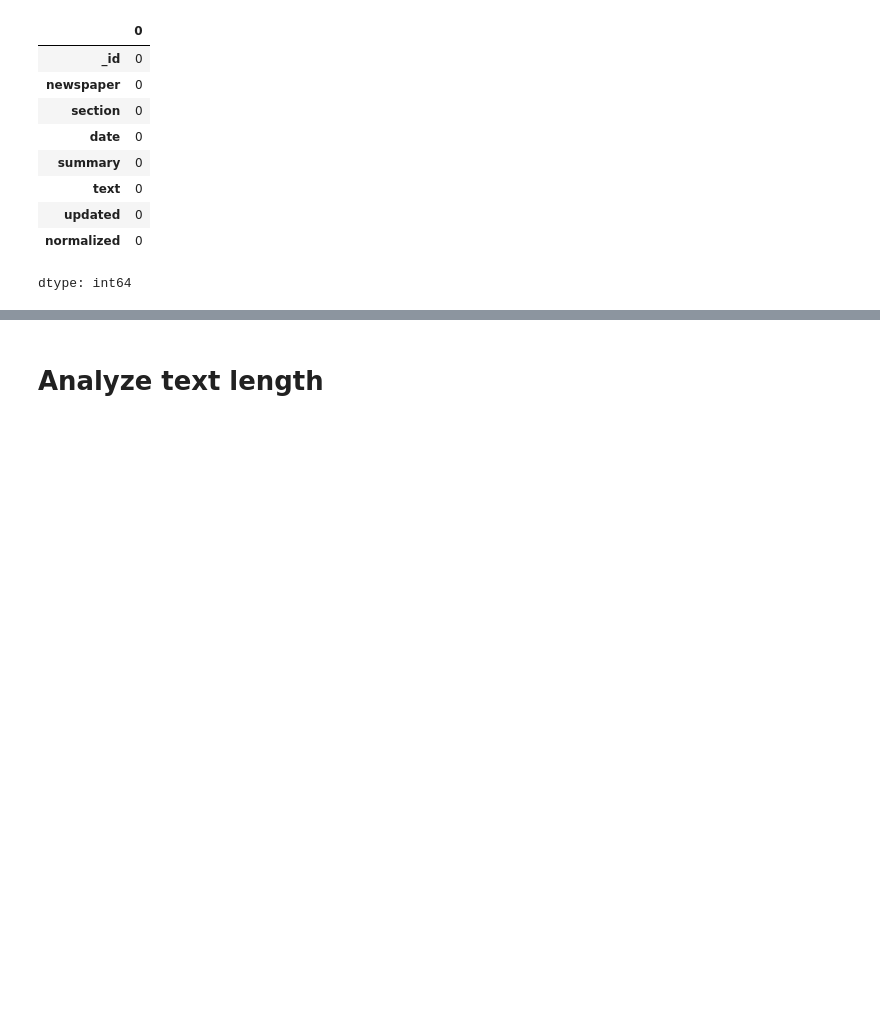
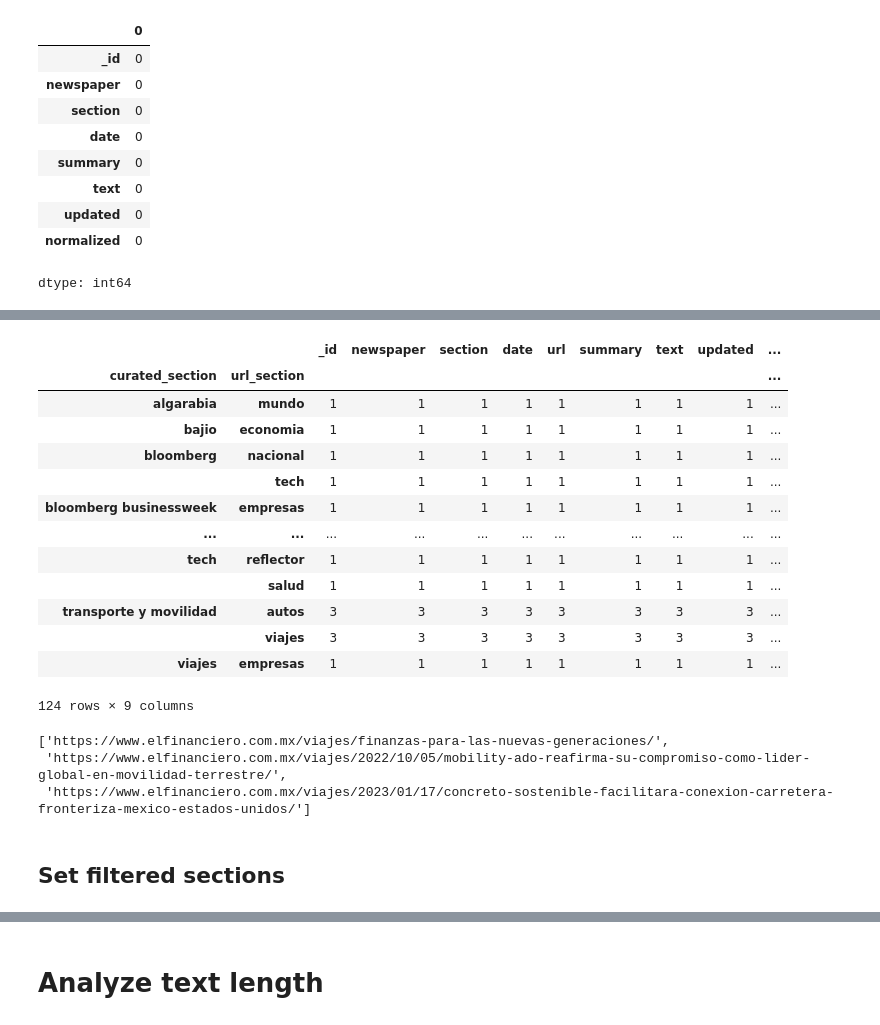
Before and after one commit to andreamarin/senate-publications-analysis, a Jupyter notebook: news_topic_classification.ipynb, the cells around one changed output, grey strips where cells are left out. Cells and saved outputs as stored; diff of their text form; code cells hidden in the pictures; blank space fills up the shorter version.

Commit message:
add code to fix section names

```diff
--- a/news_topic_classification.ipynb
+++ b/news_topic_classification.ipynb
@@ -137,7 +132,7 @@ conn.list_collection_names()
 ['articles']
 # %%
 articles_cursor = conn.articles.find(
-    projection=["newspaper", "section", "date", "text", "summary", "processed_text", "updated"]
+    projection=["newspaper", "section", "date", "text", "summary", "processed_text", "updated", "url"]
   )
 raw_articles_df = pd.DataFrame(articles_cursor)
 raw_articles_df.head()
@@ -207,0 +188,3 @@ articles_df.groupby("section").agg({"_id": "count"})
+# %%
+articles_df["curated_section"] = articles_df["section"]
+articles_df.head(2)
@@ -207,0 +214,25 @@ articles_df.groupby("section").agg({"_id": "count"})
+# %%
+# get section from url
+articles_df.loc[articles_df.newspaper == "el financiero", "url_section"] = articles_df.loc[articles_df.newspaper == "el financiero"]["url"].apply(
+    lambda u: (re.search(r"^https:\/\/www\.elfinanciero\.com\.mx\/([\w_-]+)\/", u).group(1)).replace("-", " ")
+)
+# %%
+articles_df.loc[
+    (~articles_df.url_section.isna())
+    & (articles_df.curated_section != articles_df.url_section)
+  ].groupby(["curated_section", "url_section"]).count()
+# %% [output]
+|  |  | _id | newspaper | section | date | url | summary | text | updated | ... |
+| curated_section | url_section |  |  |  |  |  |  |  |  | ... |
+| algarabia | mundo | 1 | 1 | 1 | 1 | 1 | 1 | 1 | 1 | ... |
+| bajio | economia | 1 | 1 | 1 | 1 | 1 | 1 | 1 | 1 | ... |
+| bloomberg | nacional | 1 | 1 | 1 | 1 | 1 | 1 | 1 | 1 | ... |
+|  | tech | 1 | 1 | 1 | 1 | 1 | 1 | 1 | 1 | ... |
+| bloomberg businessweek | empresas | 1 | 1 | 1 | 1 | 1 | 1 | 1 | 1 | ... |
+| ... | ... | ... | ... | ... | ... | ... | ... | ... | ... | ... |
+| tech | reflector | 1 | 1 | 1 | 1 | 1 | 1 | 1 | 1 | ... |
+|  | salud | 1 | 1 | 1 | 1 | 1 | 1 | 1 | 1 | ... |
+| transporte y movilidad | autos | 3 | 3 | 3 | 3 | 3 | 3 | 3 | 3 | ... |
+|  | viajes | 3 | 3 | 3 | 3 | 3 | 3 | 3 | 3 | ... |
+| viajes | empresas | 1 | 1 | 1 | 1 | 1 | 1 | 1 | 1 | ... |
+124 rows × 9 columns
@@ -207,0 +299,9 @@ articles_df.groupby("section").agg({"_id": "count"})
+# %%
+articles_df.loc[
+    (articles_df.section == "transporte y movilidad")
+    & (articles_df.new_section == "viajes")
+].url.tolist()
+# %% [output]
+['https://www.elfinanciero.com.mx/viajes/finanzas-para-las-nuevas-generaciones/',
+ 'https://www.elfinanciero.com.mx/viajes/2022/10/05/mobility-ado-reafirma-su-compromiso-como-lider-global-en-movilidad-terrestre/',
+ 'https://www.elfinanciero.com.mx/viajes/2023/01/17/concreto-sostenible-facilitara-conexion-carretera-fronteriza-mexico-estados-unidos/']
@@ -207,0 +317,2 @@ articles_df.groupby("section").agg({"_id": "count"})
+# %% [markdown]
+## Set filtered sections
```
Also changed, not shown: parts of 23 cells of this notebook.
